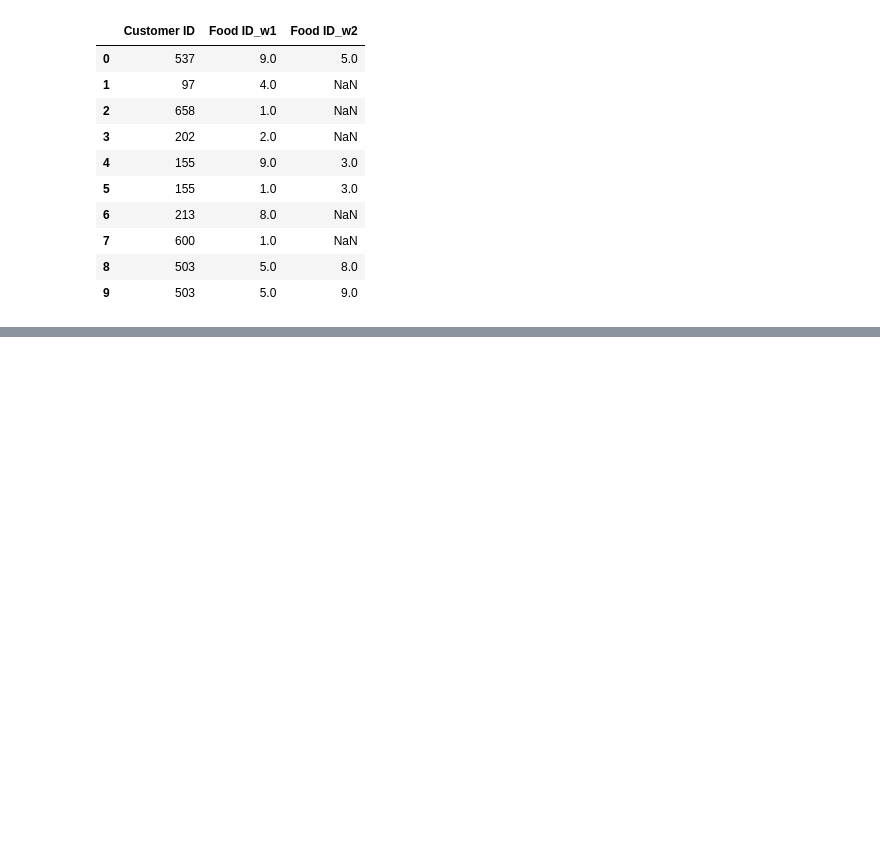
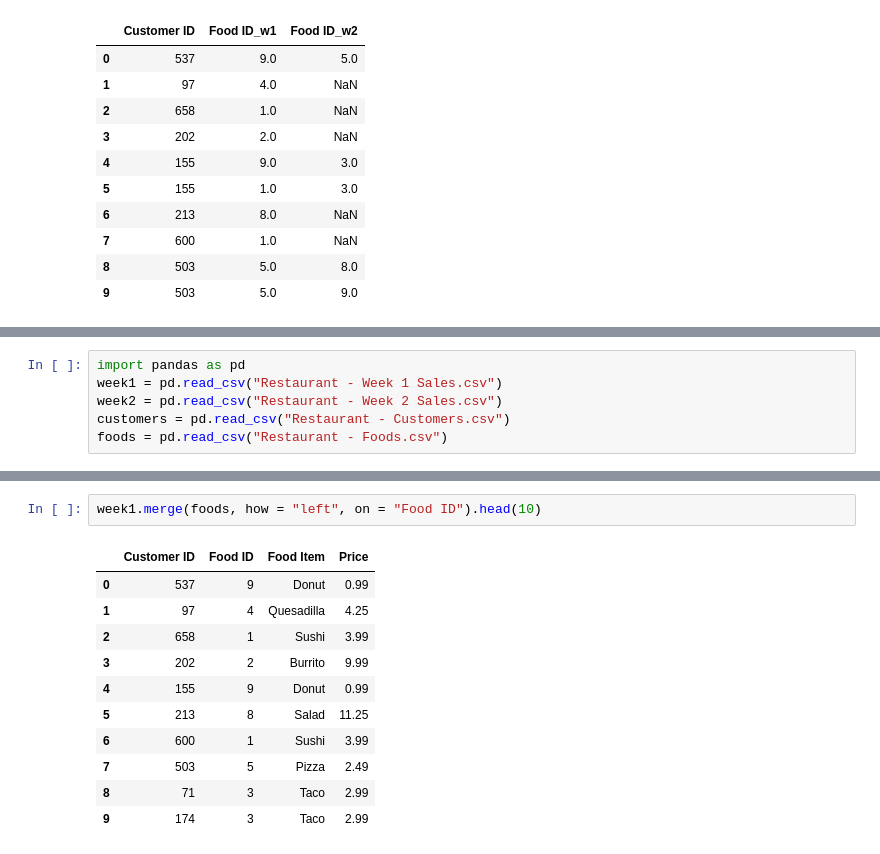
Before and after one commit to YoheiKo/DA_with_pandas_udemy, a Jupyter notebook: merging_joining.ipynb, the cells around one changed output, grey strips where cells are left out. Cells and saved outputs as stored; diff of their text form; blank space fills up the shorter version.

```diff
--- a/merging_joining.ipynb
+++ b/merging_joining.ipynb
@@ -348,0 +405,6 @@ week1.merge(week2, how = "outer", on = "Customer ID", suffixes = ["_w1", "_w2"])
+# %%
+import pandas as pd
+week1 = pd.read_csv("Restaurant - Week 1 Sales.csv")
+week2 = pd.read_csv("Restaurant - Week 2 Sales.csv")
+customers = pd.read_csv("Restaurant - Customers.csv")
+foods = pd.read_csv("Restaurant - Foods.csv")
@@ -348,0 +434,14 @@ week1.merge(week2, how = "outer", on = "Customer ID", suffixes = ["_w1", "_w2"])
+# %%
+week1.merge(foods, how = "left", on = "Food ID").head(10)
+# %% [output]
+|  | Customer ID | Food ID | Food Item | Price |
+| 0 | 537 | 9 | Donut | 0.99 |
+| 1 | 97 | 4 | Quesadilla | 4.25 |
+| 2 | 658 | 1 | Sushi | 3.99 |
+| 3 | 202 | 2 | Burrito | 9.99 |
+| 4 | 155 | 9 | Donut | 0.99 |
+| 5 | 213 | 8 | Salad | 11.25 |
+| 6 | 600 | 1 | Sushi | 3.99 |
+| 7 | 503 | 5 | Pizza | 2.49 |
+| 8 | 71 | 3 | Taco | 2.99 |
+| 9 | 174 | 3 | Taco | 2.99 |
```
Also changed, not shown: parts of 18 cells of this notebook.
